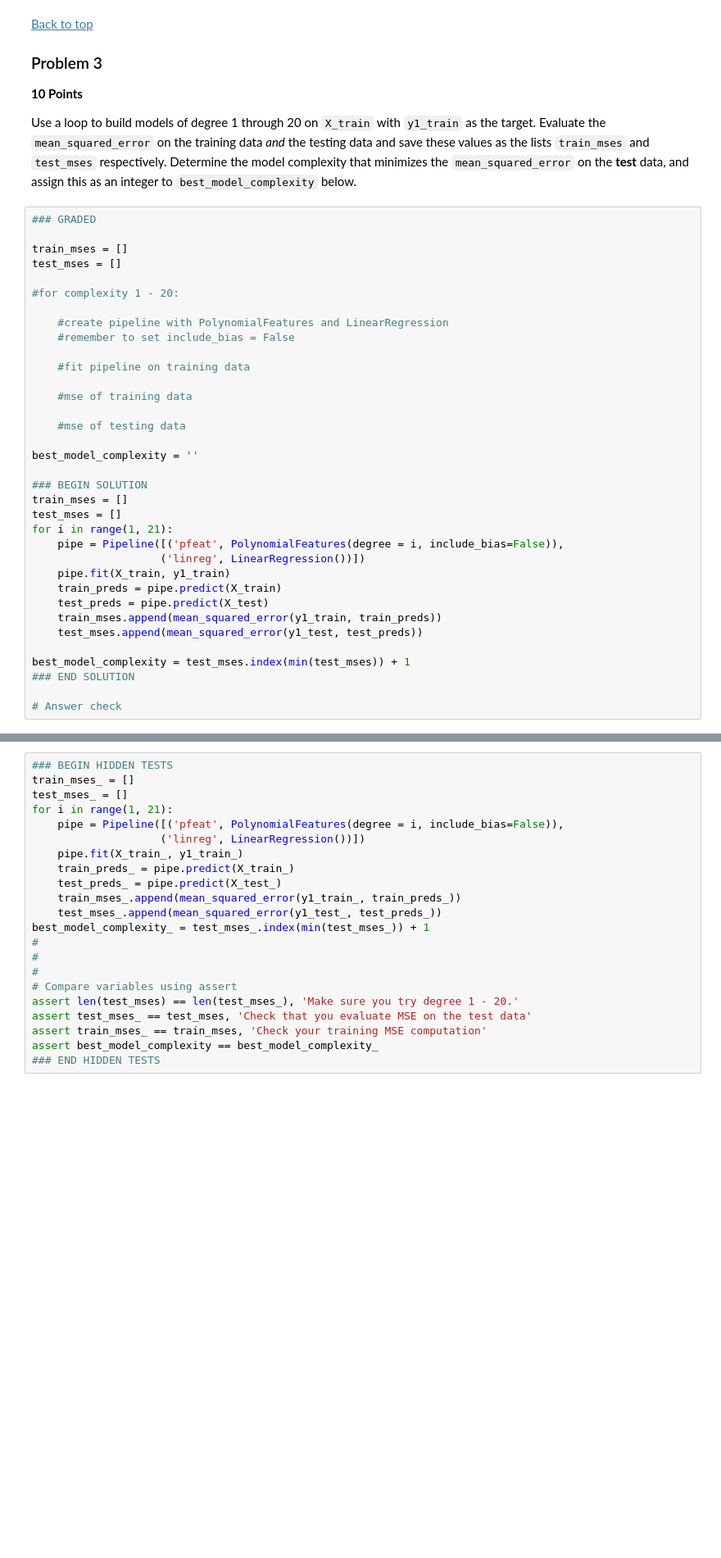
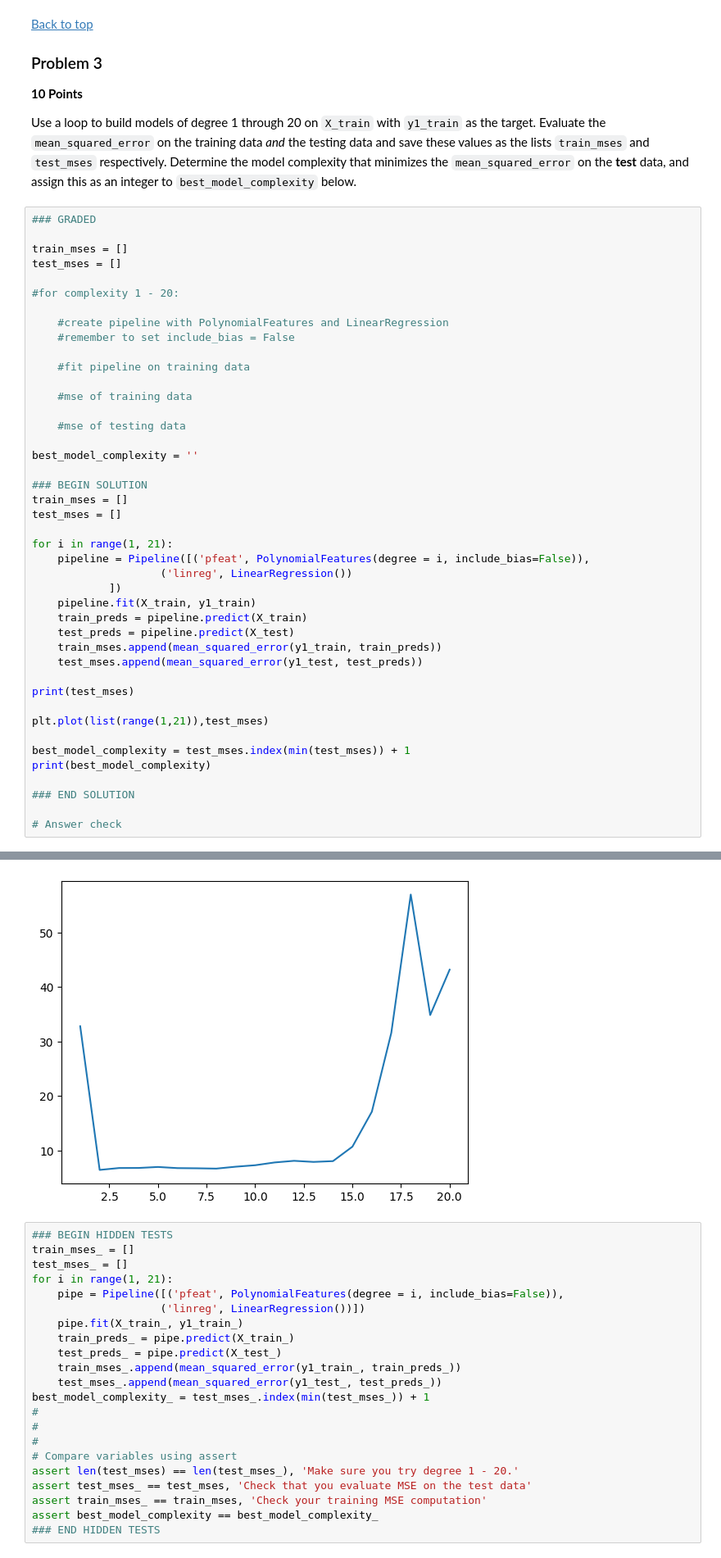
Before and after one commit to SenorMega/AI_ML-Jupyter-Notebooks, a Jupyter notebook: Module 8 - Feature Engineering and Overfitting/coding_activity_8.6 - Using Validation to Select the Best Combination of Parameters.ipynb, the cells around one changed output, grey strips where cells are left out. Shown at 82% size. Saved outputs shown, nothing was run; the diff lists cells and outputs as text; blank space fills up the shorter version.

```diff
--- a/Module 8 - Feature Engineering and Overfitting/coding_activity_8.6 - Using Validation to Select the Best Combination of Parameters.ipynb
+++ b/Module 8 - Feature Engineering and Overfitting/coding_activity_8.6 - Using Validation to Select the Best Combination of Parameters.ipynb
@@ -155,16 +156,25 @@ best_model_complexity = ''
 ### BEGIN SOLUTION
 train_mses = []
 test_mses = []
+
 for i in range(1, 21):
-    pipe = Pipeline([('pfeat', PolynomialFeatures(degree = i, include_bias=False)),
-                    ('linreg', LinearRegression())])
-    pipe.fit(X_train, y1_train)
-    train_preds = pipe.predict(X_train)
-    test_preds = pipe.predict(X_test)
+    pipeline = Pipeline([('pfeat', PolynomialFeatures(degree = i, include_bias=False)),
+                    ('linreg', LinearRegression())
+            ])
+    pipeline.fit(X_train, y1_train)
+    train_preds = pipeline.predict(X_train)
+    test_preds = pipeline.predict(X_test)
     train_mses.append(mean_squared_error(y1_train, train_preds))
     test_mses.append(mean_squared_error(y1_test, test_preds))
 
+print(test_mses)
+
+plt.plot(list(range(1,21)),test_mses)
+
 best_model_complexity = test_mses.index(min(test_mses)) + 1
+print(best_model_complexity)
+
 ### END SOLUTION
 
 # Answer check
+# %% [output]
@@ -171,3 +183,4 @@ best_model_complexity = test_mses.index(min(test_mses)) + 1
+[figure, added]
 # %%
 ### BEGIN HIDDEN TESTS
 train_mses_ = []
```
Also changed, not shown: parts of 4 cells of this notebook.
